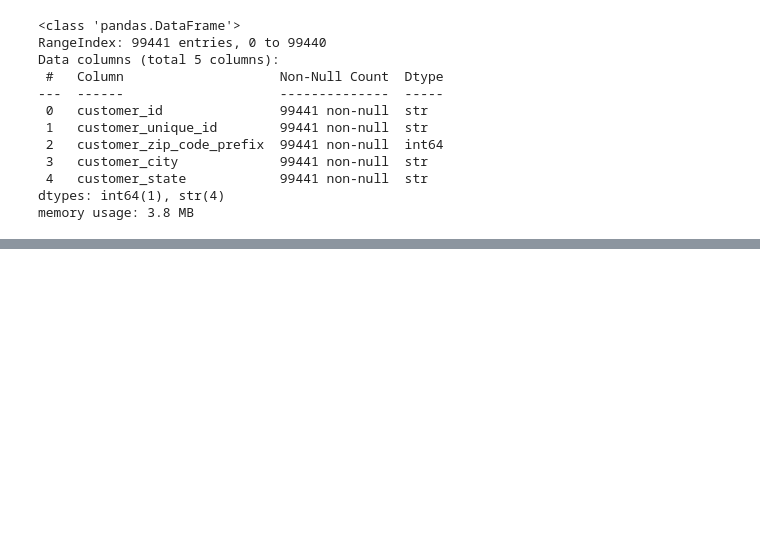
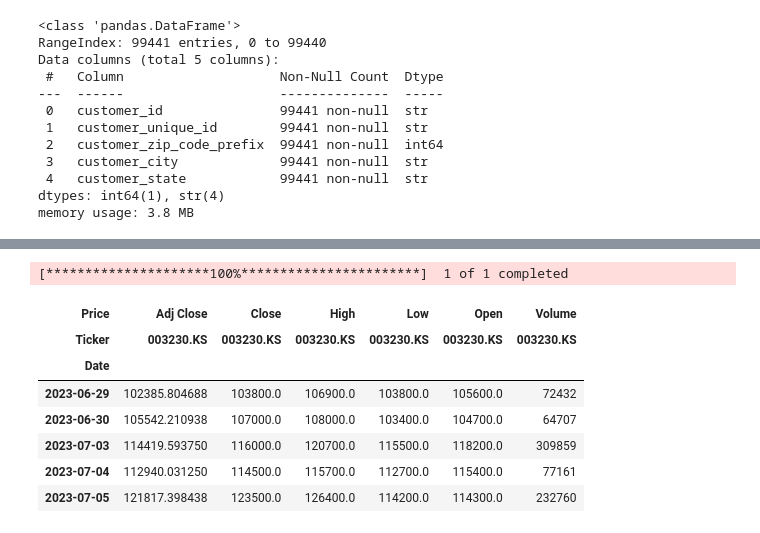
Before and after one commit to Mandu-DreamB/Food_Company_Sales, a Jupyter notebook: louis/data_collection.ipynb, the cells around one changed output, grey strips where cells are left out. Drawn from its saved outputs; the diff is of its cells as text; code cells hidden in the pictures; blank space fills up the shorter version.

```diff
--- a/louis/data_collection.ipynb
+++ b/louis/data_collection.ipynb
@@ -144,0 +185,30 @@ memory usage: 3.8 MB
+# %%
+import yfinance as yf
+import pandas as pd
+from datetime import datetime, timedelta
+
+# 삼양식품: 003230.KS
+ticker = "003230.KS"
+
+end_date = datetime.today()
+start_date = end_date - timedelta(days=365 * 3)
+
+df = yf.download(
+    ticker,
+    start=start_date.strftime("%Y-%m-%d"),
+    end=end_date.strftime("%Y-%m-%d"),
+    interval="1d",
+    auto_adjust=False
+)
+
+df.head()
+# %% [output]
+[*********************100%***********************]  1 of 1 completed
+| Price | Adj Close | Close | High | Low | Open | Volume |
+| Ticker | 003230.KS | 003230.KS | 003230.KS | 003230.KS | 003230.KS | 003230.KS |
+| Date |  |  |  |  |  |  |
+| 2023-06-29 | 102385.804688 | 103800.0 | 106900.0 | 103800.0 | 105600.0 | 72432 |
+| 2023-06-30 | 105542.210938 | 107000.0 | 108000.0 | 103400.0 | 104700.0 | 64707 |
+| 2023-07-03 | 114419.593750 | 116000.0 | 120700.0 | 115500.0 | 118200.0 | 309859 |
+| 2023-07-04 | 112940.031250 | 114500.0 | 115700.0 | 112700.0 | 115400.0 | 77161 |
+| 2023-07-05 | 121817.398438 | 123500.0 | 126400.0 | 114200.0 | 114300.0 | 232760 |
```
Also changed, not shown: parts of 6 cells of this notebook, 2 other files.
